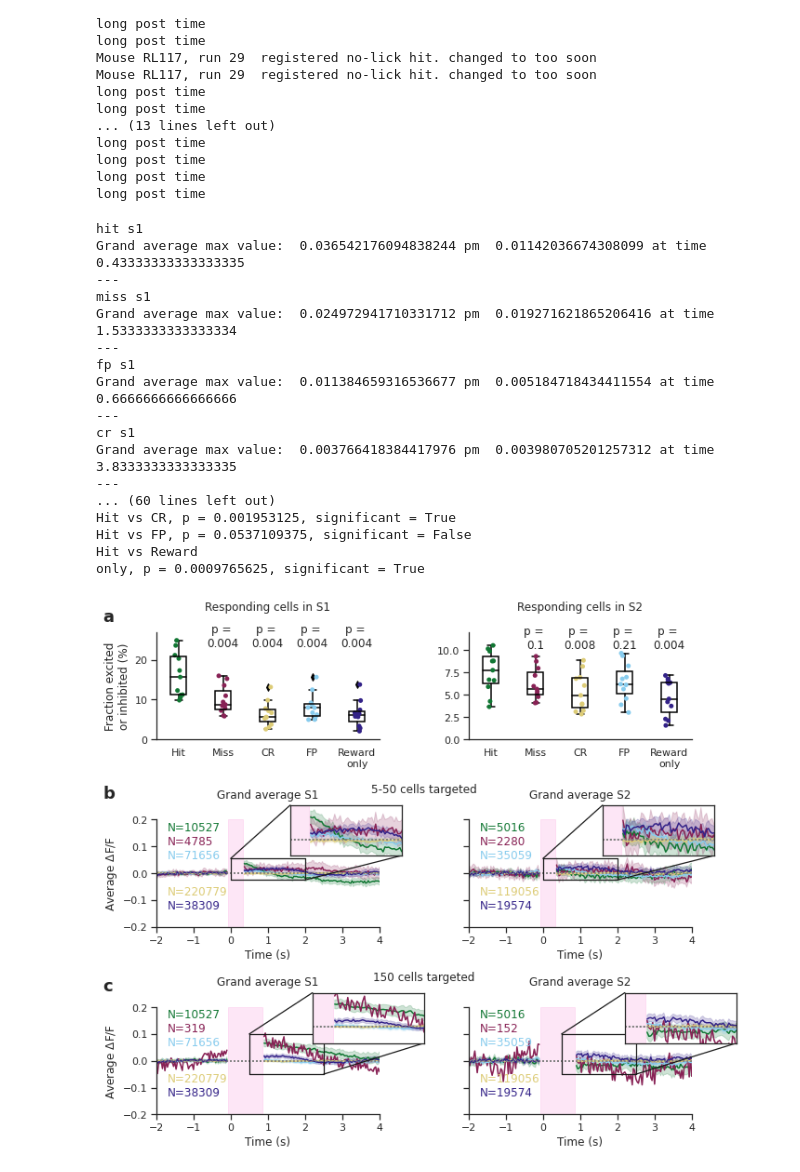
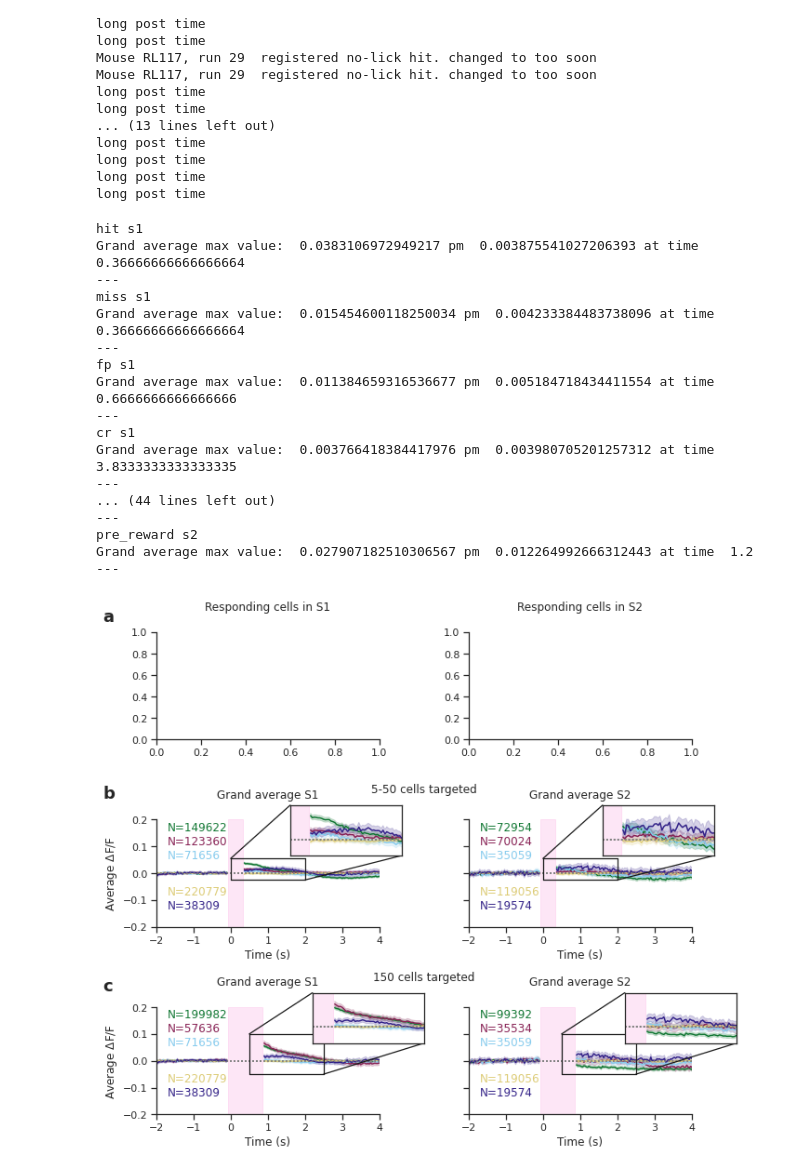
Before and after one commit to Packer-Lab/popping-off, a Jupyter notebook: notebooks/Paper Figures/figure2_supp.ipynb, the cells around one changed output. Cells and saved outputs as stored; diff of their text form; code cells hidden in the pictures.

Commit message:
fix grand av

```diff
--- a/notebooks/Paper Figures/figure2_supp.ipynb
+++ b/notebooks/Paper Figures/figure2_supp.ipynb
@@ -46,6 +48,6 @@ long post time
 # %%
 fig = plt.figure(constrained_layout=False, figsize=(8, 8))
-save_fig = True
+save_fig = False
 
 tts = ['hit', 'miss', 'fp', 'cr', 'pre_reward']
 
@@ -81,40 +83,40 @@ for n_cells in [[150]]:
 ax_pop_activity_150[0].set_title('Grand average S1', y=1.15)
 ax_pop_activity_150[1].set_title('Grand average S2', y=1.15)
 
 ## a
 ax_rains = [fig.add_subplot(rains[xx]) for xx in range(2)]
 pop.despine(ax_rains[0])
 pop.despine(ax_rains[1])
 
-pop.percent_responding_tts(lm_list=msm.linear_models, axes=ax_rains,
-                           alternative_hypothesis='two-sided')  # use 'greater' for one-sided that hit is greater than other tts
+# pop.percent_responding_tts(lm_list=msm.linear_models, axes=ax_rains,
+#                            alternative_hypothesis='two-sided')  # use 'greater' for one-sided that hit is greater than other tts
 
 ax_rains[0].set_title('Responding cells in S1', y=1.15)
 ax_rains[1].set_title('Responding cells in S2', y=1.15)
 
 fig.text(s='a', x=-0.1, y=1.02, fontdict={'weight': 'bold', 'size': 18})
 fig.text(s='b', x=-0.1, y=0.69, fontdict={'weight': 'bold', 'size': 18})
 fig.text(s='c', x=-0.1, y=0.33, fontdict={'weight': 'bold', 'size': 18})
 
 if save_fig:
     plt.savefig('/home/tplas/repos/popping-off/figures/full_figs_manuscript/Supplementary_Figure1.pdf',
                 bbox_inches='tight')
 # %% [output]
 hit s1
-Grand average max value:  0.036542176094838244 pm  0.01142036674308099 at time  0.43333333333333335
+Grand average max value:  0.0383106972949217 pm  0.003875541027206393 at time  0.36666666666666664
 ---
 miss s1
-Grand average max value:  0.024972941710331712 pm  0.019271621865206416 at time  1.5333333333333334
+Grand average max value:  0.015454600118250034 pm  0.004233384483738096 at time  0.36666666666666664
 ---
 fp s1
 Grand average max value:  0.011384659316536677 pm  0.005184718434411554 at time  0.6666666666666666
 ---
 cr s1
 Grand average max value:  0.003766418384417976 pm  0.003980705201257312 at time  3.8333333333333335
 ---
-... (60 lines left out)
-Hit vs CR, p = 0.001953125, significant = True
-Hit vs FP, p = 0.0537109375, significant = False
-Hit vs Reward
-only, p = 0.0009765625, significant = True
+... (44 lines left out)
+---
+pre_reward s2
+Grand average max value:  0.027907182510306567 pm  0.012264992666312443 at time  1.2
+---
-[figure, old version]
+[figure, new version]
```
Also changed, not shown: parts of 1 cell of this notebook, 3 other files.
